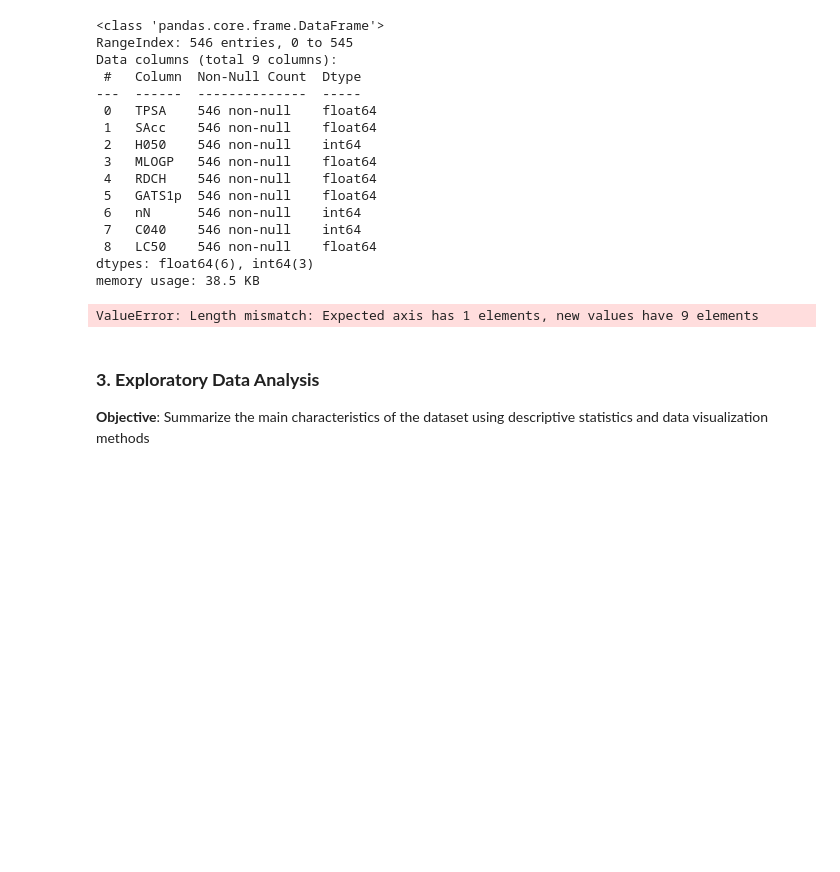
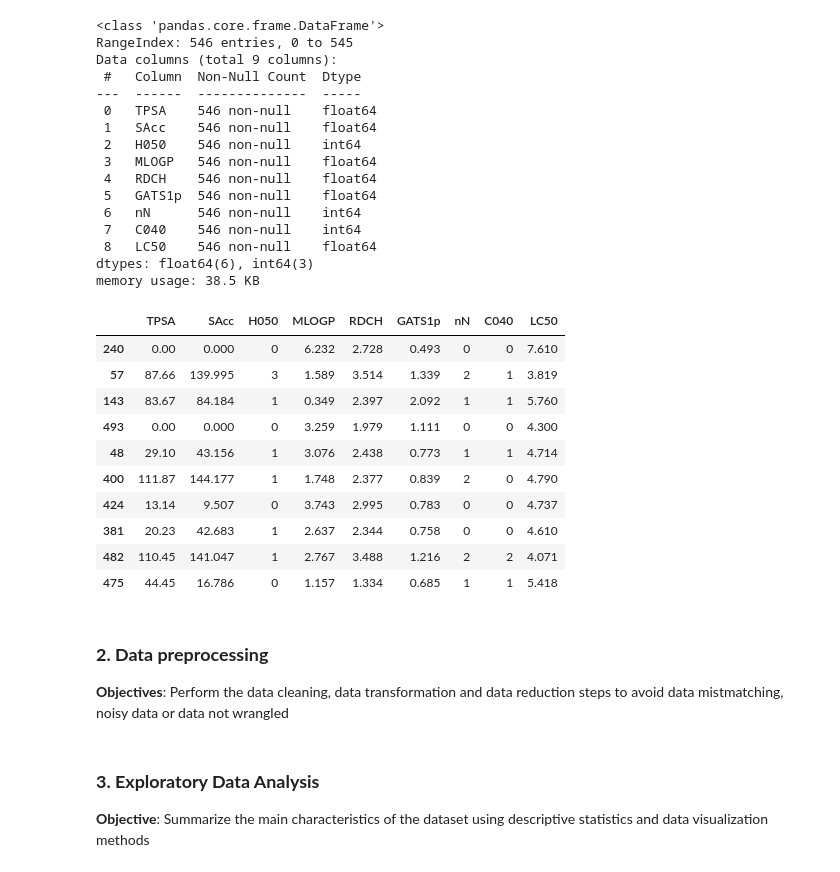
Before and after one commit to EstebanCordovaa/4geek_class, a Jupyter notebook: Notebooks/19_K_Nearest_Neighbors.ipynb, the cells around one changed output. Saved outputs shown, nothing was run; the diff lists cells and outputs as text; code cells hidden in the pictures; blank space fills up the shorter version.

```diff
--- a/Notebooks/19_K_Nearest_Neighbors.ipynb
+++ b/Notebooks/19_K_Nearest_Neighbors.ipynb
@@ -63,11 +41,6 @@ for line in lines[:5]:
 # %%
-# Cargar el archivo CSV con un delimitador diferente
-df_raw = pd.read_csv("/workspaces/4geek_class/data/raw/qsar_aquatic_toxicity.csv", sep=';', header=None)
-
-# Asignar nombres a las columnas
-df_raw.columns = ['TPSA', 'SAcc', 'H050', 'MLOGP', 'RDCH', 'GATS1p', 'nN', 'C040', 'LC50']
-
-# Obtener información del DataFrame
+df_raw = pd.read_csv("../data/raw/qsar_aquatic_toxicity.csv", sep=';', header=None)
+df_raw.columns  = ['TPSA','SAcc','H050','MLOGP','RDCH','GATS1p','nN','C040','LC50']
 df_raw.info()
 # %% [output]
 <class 'pandas.core.frame.DataFrame'>
@@ -86,9 +59,20 @@ Data columns (total 9 columns):
  8   LC50    546 non-null    float64
 dtypes: float64(6), int64(3)
 memory usage: 38.5 KB
-# %%
-df_raw = pd.read_csv("/workspaces/4geek_class/data/raw/qsar_aquatic_toxicity.csv", sep=',', header=None)
-df_raw.columns = ['TPSA','SAcc','H050','MLOGP','RDCH','GATS1p','nN','C040','LC50']
-df_raw.info()
-# %% [output]
-ValueError: Length mismatch: Expected axis has 1 elements, new values have 9 elements
+# %%
+df_raw.sample(10, random_state=2025)
+# %% [output]
+|  | TPSA | SAcc | H050 | MLOGP | RDCH | GATS1p | nN | C040 | LC50 |
+| 240 | 0.00 | 0.000 | 0 | 6.232 | 2.728 | 0.493 | 0 | 0 | 7.610 |
+| 57 | 87.66 | 139.995 | 3 | 1.589 | 3.514 | 1.339 | 2 | 1 | 3.819 |
+| 143 | 83.67 | 84.184 | 1 | 0.349 | 2.397 | 2.092 | 1 | 1 | 5.760 |
+| 493 | 0.00 | 0.000 | 0 | 3.259 | 1.979 | 1.111 | 0 | 0 | 4.300 |
+| 48 | 29.10 | 43.156 | 1 | 3.076 | 2.438 | 0.773 | 1 | 1 | 4.714 |
+| 400 | 111.87 | 144.177 | 1 | 1.748 | 2.377 | 0.839 | 2 | 0 | 4.790 |
+| 424 | 13.14 | 9.507 | 0 | 3.743 | 2.995 | 0.783 | 0 | 0 | 4.737 |
+| 381 | 20.23 | 42.683 | 1 | 2.637 | 2.344 | 0.758 | 0 | 0 | 4.610 |
+| 482 | 110.45 | 141.047 | 1 | 2.767 | 3.488 | 1.216 | 2 | 2 | 4.071 |
+| 475 | 44.45 | 16.786 | 0 | 1.157 | 1.334 | 0.685 | 1 | 1 | 5.418 |
+# %% [markdown]
+### **2. Data preprocessing**
+**Objectives**: Perform the data cleaning, data transformation and data reduction steps to avoid data mistmatching, noisy data or data not wrangled
```
Also changed, not shown: parts of 21 cells of this notebook.
